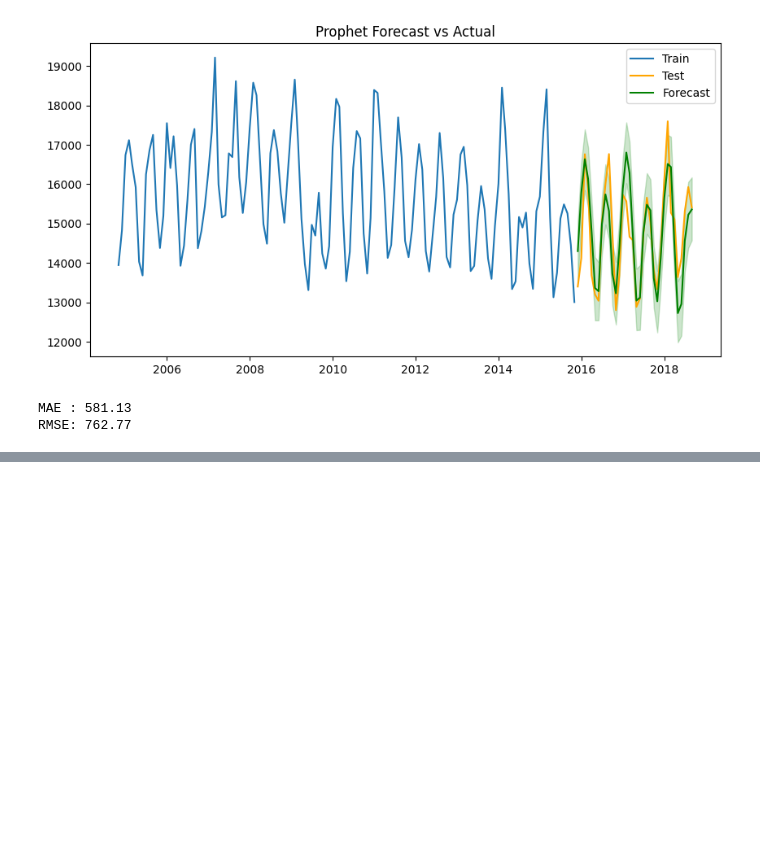
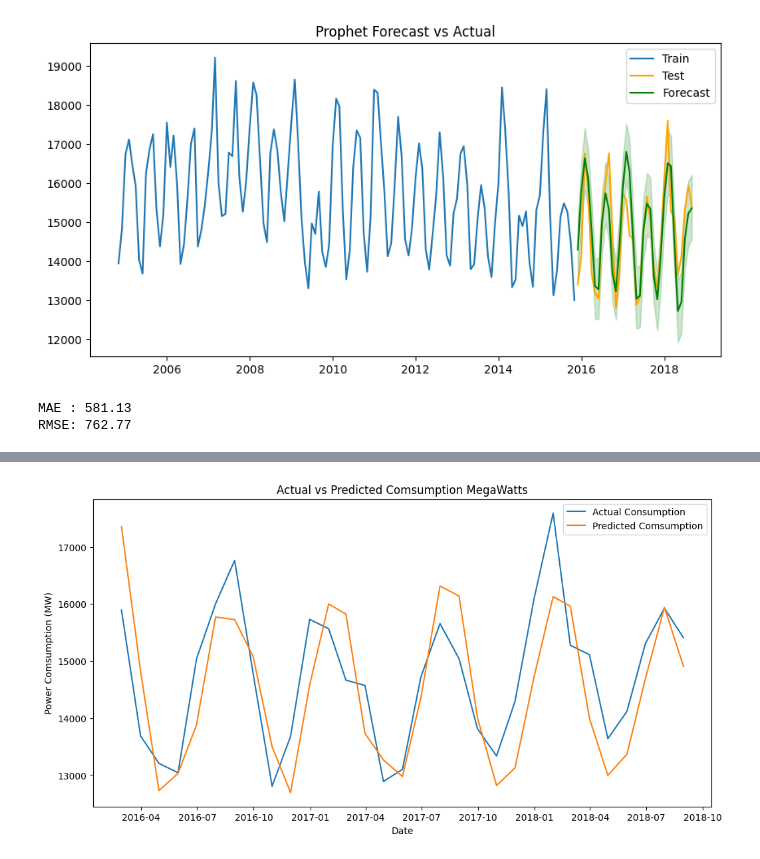
Before and after one commit to victorouma1/Machine-Learning-2-Capstone, a Jupyter notebook: main.ipynb, the cells around one changed output, grey strips where cells are left out. Drawn from its saved outputs; the diff is of its cells as text; code cells hidden in the pictures; blank space fills up the shorter version.

```diff
--- a/main.ipynb
+++ b/main.ipynb
@@ -464,3 +470,6 @@ print(f"RMSE: {rmse:.2f}")
 # %% [output]
 MAE : 581.13
 RMSE: 762.77
+# %%
+data_3 = data_2.copy()
+data_3.head()
@@ -466,0 +484,4 @@ RMSE: 762.77
+# %%
+#scaler = MinMaxScaler(feature_range=(0, 1))
+scaler = StandardScaler()
+scaled_data = scaler.fit_transform(data_3)
@@ -466,0 +507,29 @@ RMSE: 762.77
+# %%
+model = Sequential()
+model.add(SimpleRNN(units=128, return_sequences=True, input_shape=(X_train.shape[1], 1)))
+model.add(Dropout(0.2))
+model.add(SimpleRNN(units=128))
+model.add(Dropout(0.2))
+model.add(Dense(1))
+
+early_stop = EarlyStopping(monitor='val_loss', patience=10, restore_best_weights=True)
+custom_learning_rate = 0.001
+optimizer = Adam(learning_rate=custom_learning_rate)
+
+model.compile(optimizer=optimizer, loss='mean_squared_error')
+# %%
+history = model.fit(X_train,
+                    y_train,
+                    epochs=100,
+                    batch_size=32,
+                    validation_split=0.1,
+                    callbacks=[early_stop])
+
+predictions = model.predict(X_test)
+predictions = scaler.inverse_transform(predictions).flatten()
+y_test_1 = scaler.inverse_transform(y_test.reshape(-1,1)).flatten()
+
+rmse = np.sqrt(np.mean((y_test_1 - predictions)**2))
+mae = np.mean(abs(y_test_1 - predictions))
+print(f'RMSE: {rmse:.2f}')
+print(f'MAE: {mae:.2f}')
@@ -466,0 +554,11 @@ RMSE: 762.77
+# %%
+plt.figure(figsize=(12, 6))
+plt.plot(dates_test, y_test_1, label='Actual Consumption')
+plt.plot(dates_test, predictions, label='Predicted Comsumption')
+plt.title('Actual vs Predicted Comsumption MegaWatts')
+plt.xlabel('Date')
+plt.ylabel('Power Comsumption (MW)')
+plt.legend()
+plt.show()
+# %% [output]
+[figure, added]
```
Also changed, not shown: parts of 18 cells of this notebook.
